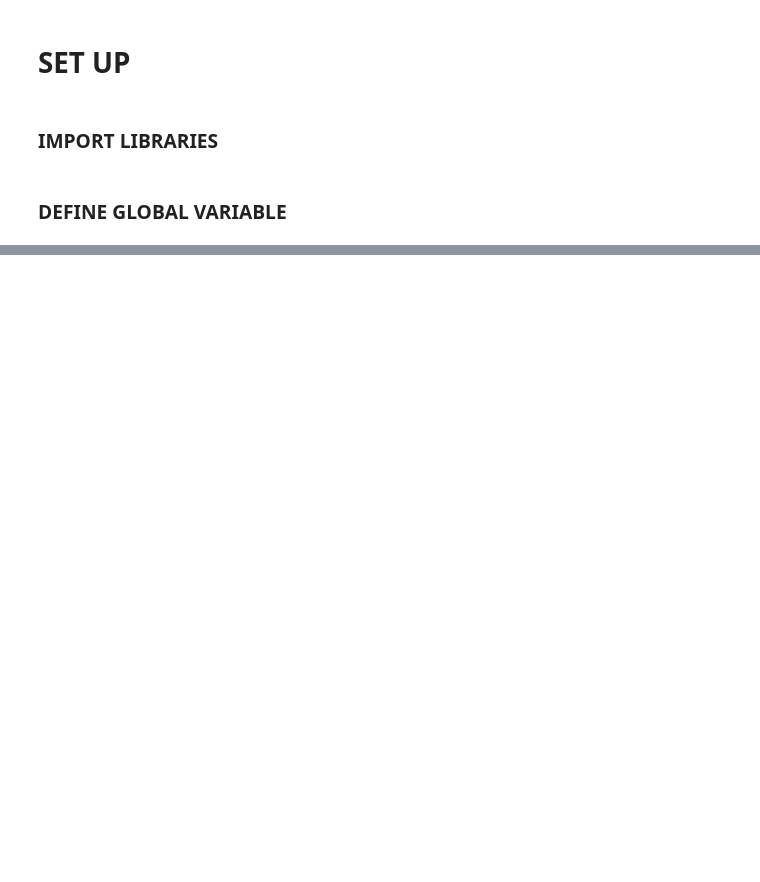
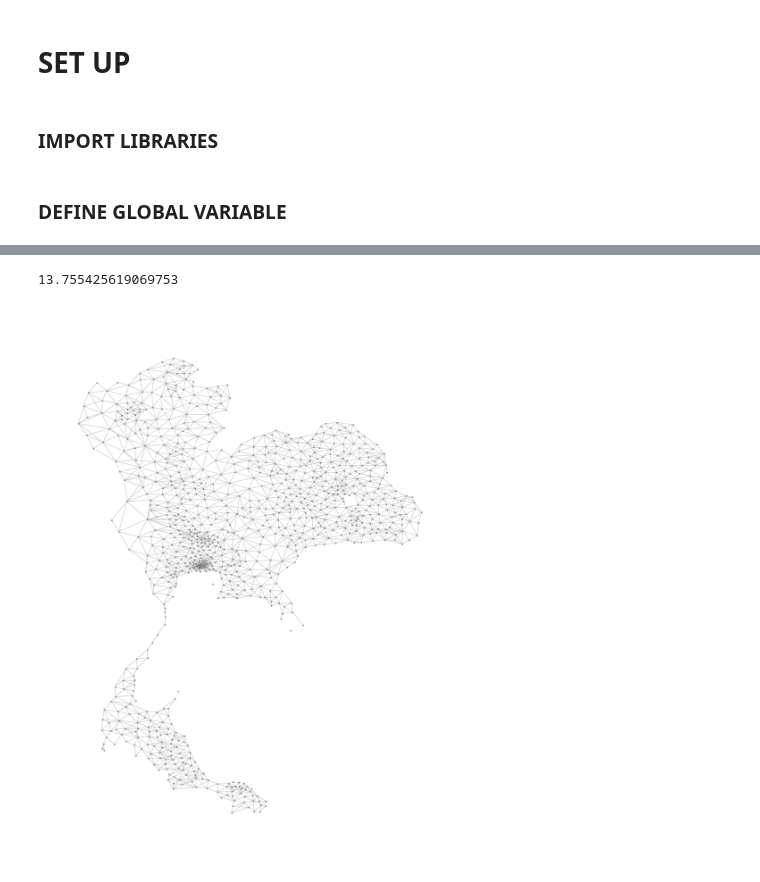
Before and after one commit to wtepsan/Adjacency-and-Distance-Matrix-of-Thailand, a Jupyter notebook: main_applications.ipynb, the cells around one changed output, grey strips where cells are left out. Saved outputs shown, nothing was run; the diff lists cells and outputs as text; code cells hidden in the pictures; blank space fills up the shorter version.

```diff
--- a/main_applications.ipynb
+++ b/main_applications.ipynb
@@ -80,3 +86,0 @@ allampers = list(all_amperboundaries.keys())
-# %%
-df = pd.DataFrame(allampers, columns=['Amper', 'Province'])
-df.to_csv('data_gen/allampers.csv', index=False, encoding='utf-8-sig')
@@ -275,5 +86,0 @@ df.to_csv('data_gen/provincesTH2EN.csv', index=False, encoding='utf-8-sig')
-# %%
-import pandas as pd
-
-allampers = pd.read_csv("data_gen/allampersTH.csv")
-allampers.head()
@@ -289,3 +86,0 @@ allampers.head()
-# %%
-allampers = pd.read_csv("data_gen/allampers.csv")
-allampers.head()
@@ -597,0 +87,49 @@ df.to_csv("ap_tn_list.csv", encoding='utf-8-sig')
+# %%
+all_amperboundaries[('พระนคร', 'กรุงเทพมหานคร')]['centroid'].xy[0][0]
+all_amperboundaries[('พระนคร', 'กรุงเทพมหานคร')]['centroid'].xy[1][0]
+# %% [output]
+13.755425619069753
+# %%
+positions = dict()
+for amper_tuple in allampers:
+    lat = all_amperboundaries[amper_tuple]['centroid'].xy[0][0]
+    lon = all_amperboundaries[amper_tuple]['centroid'].xy[1][0]
+    positions[DICT_amper2int[amper_tuple]]  = (lat, lon)
+# %%
+### DISTRICT BOUNDARY ###
+csvfiles_path = "data_gen_adjacency_districts/"
+csvfiles = os.listdir(csvfiles_path)
+
+# csvfiles = csvfiles[0:2]
+
+A = np.zeros([len(allampers),len(allampers)])
+
+for csvfile in csvfiles:
+    csvfile_path = csvfiles_path+csvfile
+    df = pd.read_csv(csvfile_path)
+    N = len(df)
+    for i in range(N):
+        amper1_tuple = ast.literal_eval(df.iloc[i]["Amper1"])
+        amper2_tuple = ast.literal_eval(df.iloc[i]["Amper2"])
+
+        amper1_index = DICT_amper2int[amper1_tuple]
+        amper2_index = DICT_amper2int[amper2_tuple]
+
+
+        A[amper1_index, amper2_index] = 1
+
+G = nx.from_numpy_array(A)
+
+nx.draw_networkx_nodes(G, positions, node_color='lightblue', node_size=2, edgecolors='gray', linewidths=1)
+nx.draw_networkx_edges(G, positions, alpha=0.75, edge_color='silver', width =1)
+# nx.draw_networkx_labels(G, positions, labels=labels, font_size=8, font_family='sans-serif')
+
+# nx.draw(G, with_labels=True, node_color='lightblue', edge_color='blue', node_size=800, font_size=15)
+# plt.show()
+
+plt.axis('off')  # Removes the axis for a cleaner look
+plt.gcf().set_size_inches(12, 16)  # Adjust the figure size if necessary for better visibility
+
+plt.show()
+# %% [output]
+[figure, added]
```
Also changed, not shown: parts of 23 cells of this notebook, 4 other files.
